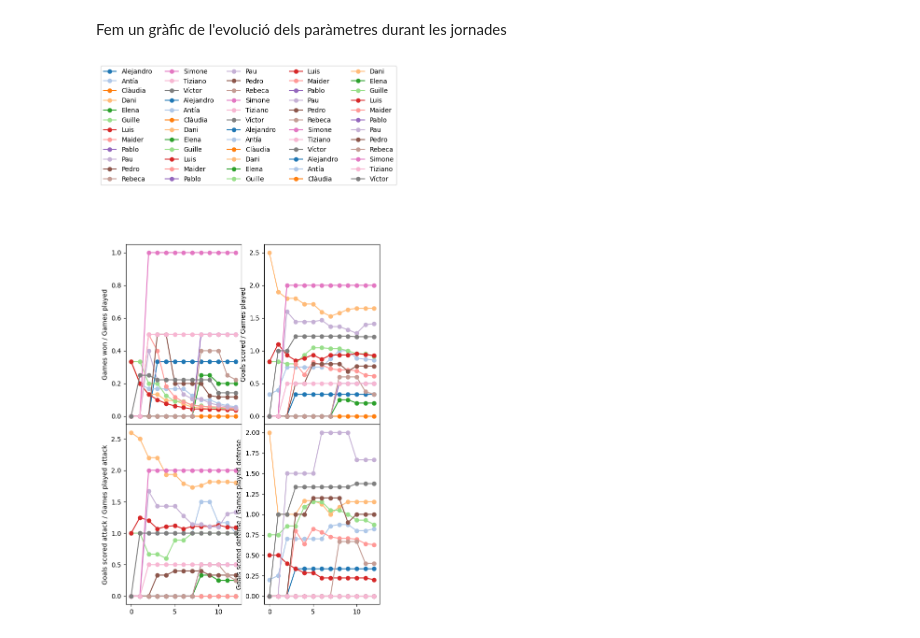
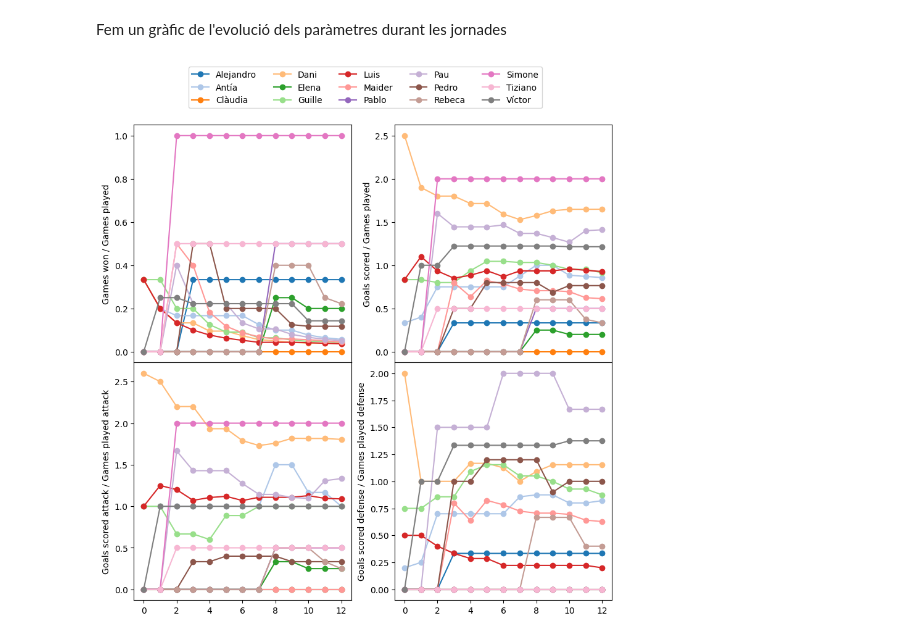
Before and after one commit to pgrebolt/ICEChampionsLeague, a Jupyter notebook: plot_stats.ipynb, the cells around one changed output. Drawn from its saved outputs; the diff is of its cells as text; code cells hidden in the pictures.

Commit message:
Removed extra labels in legend

```diff
--- a/plot_stats.ipynb
+++ b/plot_stats.ipynb
@@ -91,27 +91,27 @@ def plot_matchday_evolution(parameter, ax, label=False):
         if label:
             ax.plot(matchdays, parameter_evolution_values, marker = 'o', label=player) #plot
         else:
-            ax.plot(matchdays, parameter_evolution_values, marker = 'o', label=player) #plot
+            ax.plot(matchdays, parameter_evolution_values, marker = 'o') #plot sense label
 # %%
 # Initialize figure
-fig, axs = plt.subplots(figsize=(7, 10), ncols= 2, nrows = 2, sharex=True)
+fig, axs = plt.subplots(figsize=(10, 10), ncols= 2, nrows = 2, sharex=True)
 axs = axs.flatten()
 
-plot_matchday_evolution('WinPlayed', axs[0])
+plot_matchday_evolution('WinPlayed', axs[0], label = True)
 plot_matchday_evolution('ScoredPlayed', axs[1])
 plot_matchday_evolution('ScoredAttackPlayed', axs[2])
 plot_matchday_evolution('ScoredDefensePlayed', axs[3])
 
 axs[1].set_xlabel("Matchday")
 axs[0].set_ylabel("Games won / Games played")
 axs[1].set_ylabel("Goals scored / Games played")
 axs[2].set_ylabel("Goals scored attack / Games played attack")
 axs[3].set_ylabel("Goals scored defense / Games played defense")
 
-fig.legend(bbox_to_anchor = ( 0.5, 1.), ncol = 5, loc = 'lower center')
+fig.legend(bbox_to_anchor = ( 0.5, 0.9), ncol = 5, loc = 'lower center')
 
 # Guardem la figura per poderla posar al README
 plt.subplots_adjust(hspace=0.0)
 plt.savefig('results/winplayed_stats.png', dpi=300, bbox_inches='tight')
 # %% [output]
-[figure, old version]
+[figure, new version]
```
